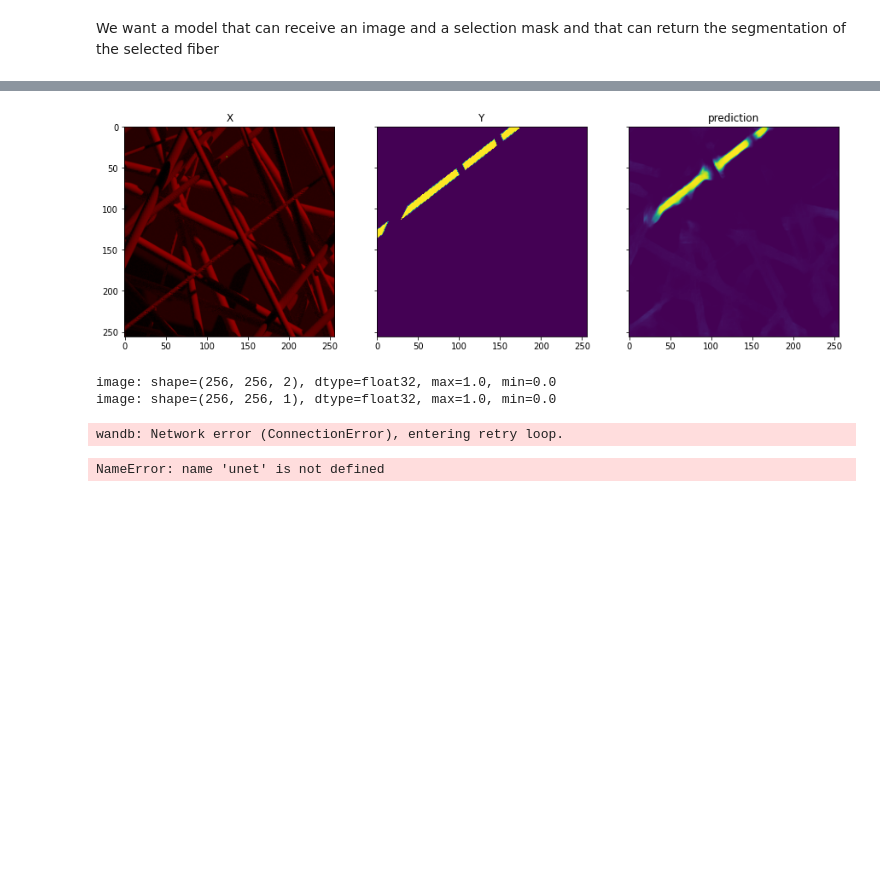
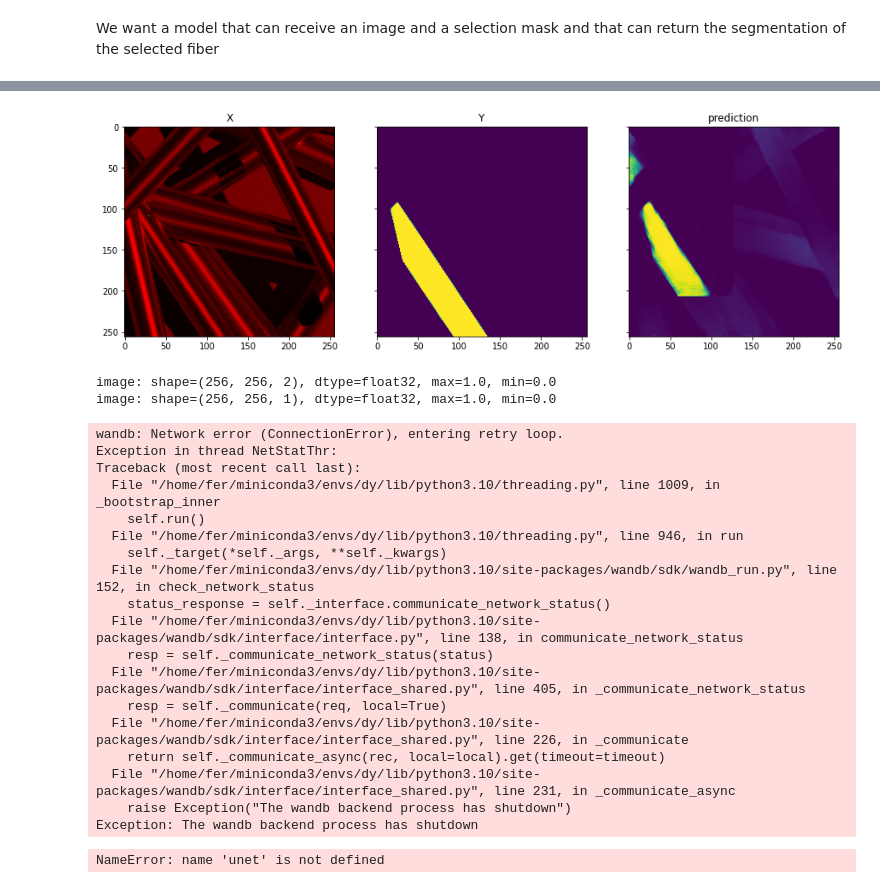
Before and after one commit to yaelsuarez/diameterY, a Jupyter notebook: segmentation/segmentation.ipynb, the cells around one changed output, grey strips where cells are left out. Saved outputs shown, nothing was run; the diff lists cells and outputs as text; code cells hidden in the pictures; blank space fills up the shorter version.

```diff
--- a/segmentation/segmentation.ipynb
+++ b/segmentation/segmentation.ipynb
@@ -50,7 +51,7 @@ def load_task(dataset_path, task_id):
     return im, seg
 
 dataset_path = '/home/fer/projects/diameterY/dataset/rendered-fibers/output'
-task_id = 'train0000'
+task_id = 'train0001'
 im, seg = load_task(dataset_path, task_id)
 
 print(f'image: shape={im.shape}, dtype={im.dtype}, max={np.max(im)}, min={np.min(im)}')
@@ -163,7 +161,7 @@ To enable them in other operations, rebuild TensorFlow with the appropriate comp
 def get_unet(input_size, num_classes=1):
     initial_features = 16
     inputs = layers.Input(input_size)
-    conv1 = layers.Conv2D(initial_features, 3, activation = 'relu', padding = 'same', kernel_initializer = 'glorot_uniform')(inputs)
+    conv1 = layers.Conv2D(initial_features, c.l0_kernel_size, activation = 'relu', padding = 'same', kernel_initializer = 'glorot_uniform')(inputs)
     conv1 = layers.Conv2D(initial_features, 3, activation = 'relu', padding = 'same', kernel_initializer = 'glorot_uniform')(conv1)
     pool1 = layers.MaxPooling2D(pool_size=(2, 2))(conv1)
     conv2 = layers.Conv2D(initial_features*2, 3, activation = 'relu', padding = 'same', kernel_initializer = 'glorot_uniform')(pool1)
@@ -209,13 +207,13 @@ def get_unet(input_size, num_classes=1):
 # Free up RAM in case the model definition cells were run multiple times
 keras.backend.clear_session()
 # %%
-unet = get_unet(input_size=[256,256,2], num_classes=1)
+unet = get_unet(input_size=[None,None,2], num_classes=1)
 # %%
 adam = tf.keras.optimizers.Adam(learning_rate=c.learning_rate)
 # iou_metric = keras.metrics.MeanIoU(num_classes=2)
 precision=tf.keras.metrics.Precision()
 recall=tf.keras.metrics.Recall()
-iou = tf.keras.metrics.BinaryIoU(target_class_ids=[0, 1], threshold=0.5)
+iou = tf.keras.metrics.BinaryIoU(target_class_ids=[0, 1], threshold=0.3)
 
 unet.compile(
     optimizer=adam,
@@ -255,24 +272,41 @@ KeyboardInterrupt:
 # %%
 # preview examples
 
 pred = unet(np.array([x]))[0]
 
 preview = np.concatenate([x, np.zeros_like(x[:,:,0:1])], axis=-1) # add one channel to see it as an rgb in plt only
 fig, (axX, axY, axYhat) = plt.subplots(1, 3, sharey=True, figsize=(15,5))
 axX.imshow(preview)
 axX.set_title('X')
 axY.imshow(y)
 axY.set_title('Y')
-axYhat.imshow(pred)
+axYhat.imshow(pred, vmax=1, vmin=0)
 axYhat.set_title('prediction')
 plt.show()
 print(f'image: shape={x.shape}, dtype={x.dtype}, max={np.max(x)}, min={np.min(x)}')
 print(f'image: shape={y.shape}, dtype={y.dtype}, max={np.max(y)}, min={np.min(y)}')
 # %% [output]
-[figure, old version]
+[figure, new version]
 image: shape=(256, 256, 2), dtype=float32, max=1.0, min=0.0
 image: shape=(256, 256, 1), dtype=float32, max=1.0, min=0.0
 wandb: Network error (ConnectionError), entering retry loop.
+Exception in thread NetStatThr:
+Traceback (most recent call last):
+  File "/home/fer/miniconda3/envs/dy/lib/python3.10/threading.py", line 1009, in _bootstrap_inner
+    self.run()
+  File "/home/fer/miniconda3/envs/dy/lib/python3.10/threading.py", line 946, in run
+    self._target(*self._args, **self._kwargs)
+  File "/home/fer/miniconda3/envs/dy/lib/python3.10/site-packages/wandb/sdk/wandb_run.py", line 152, in check_network_status
+    status_response = self._interface.communicate_network_status()
+  File "/home/fer/miniconda3/envs/dy/lib/python3.10/site-packages/wandb/sdk/interface/interface.py", line 138, in communicate_network_status
+    resp = self._communicate_network_status(status)
+  File "/home/fer/miniconda3/envs/dy/lib/python3.10/site-packages/wandb/sdk/interface/interface_shared.py", line 405, in _communicate_network_status
+    resp = self._communicate(req, local=True)
+  File "/home/fer/miniconda3/envs/dy/lib/python3.10/site-packages/wandb/sdk/interface/interface_shared.py", line 226, in _communicate
+    return self._communicate_async(rec, local=local).get(timeout=timeout)
+  File "/home/fer/miniconda3/envs/dy/lib/python3.10/site-packages/wandb/sdk/interface/interface_shared.py", line 231, in _communicate_async
+    raise Exception("The wandb backend process has shutdown")
+Exception: The wandb backend process has shutdown
 # %%
 unet.save('unet_v1')
 # %% [output]
```
Also changed, not shown: parts of 11 cells of this notebook, 2 other files.
